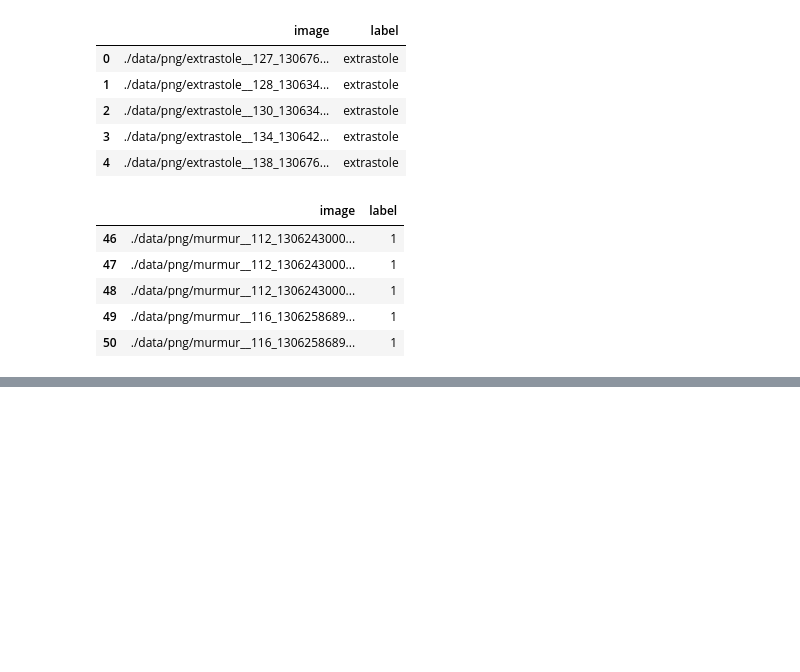
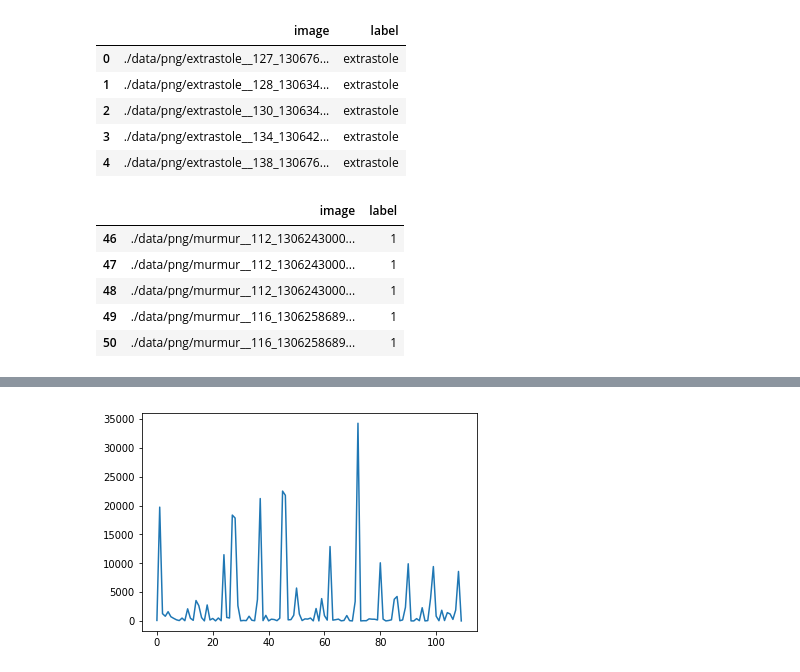
Before and after one commit to sachanganesh/heartbeat-classification, a Jupyter notebook: Heartbeat Anomaly Detection.ipynb, the cells around one changed output, grey strips where cells are left out. Saved outputs shown, nothing was run; the diff lists cells and outputs as text; code cells hidden in the pictures; blank space fills up the shorter version.

```diff
--- a/Heartbeat Anomaly Detection.ipynb
+++ b/Heartbeat Anomaly Detection.ipynb
@@ -298,0 +264,5 @@ model.fit(X, Y, epochs=100, shuffle=True, validation_split=0.2)
+# %%
+plt.plot(Sxx[0])
+plt.show()
+# %% [output]
+[figure, added]
```
Also changed, not shown: parts of 17 cells of this notebook, 1 other file.
